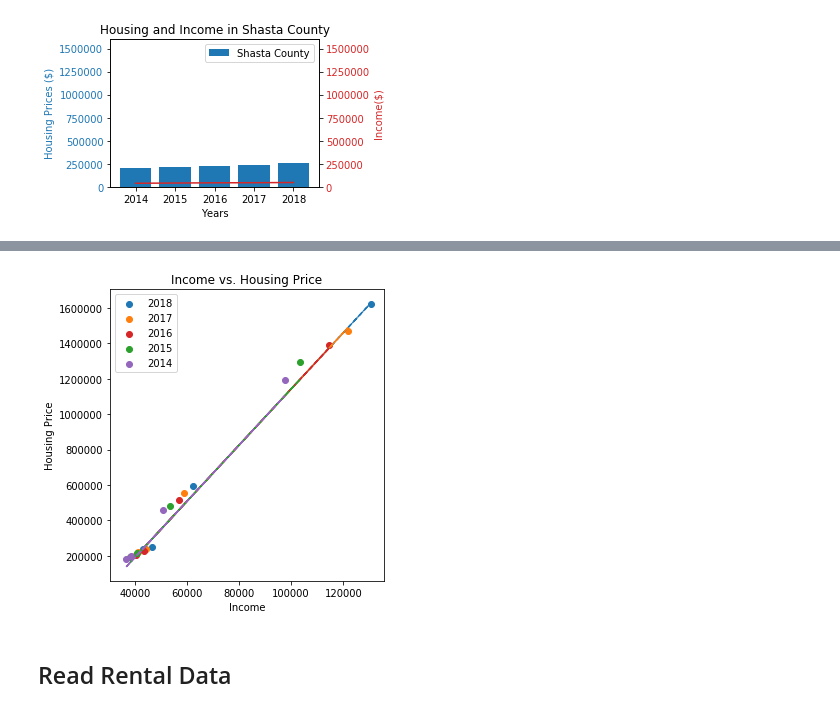
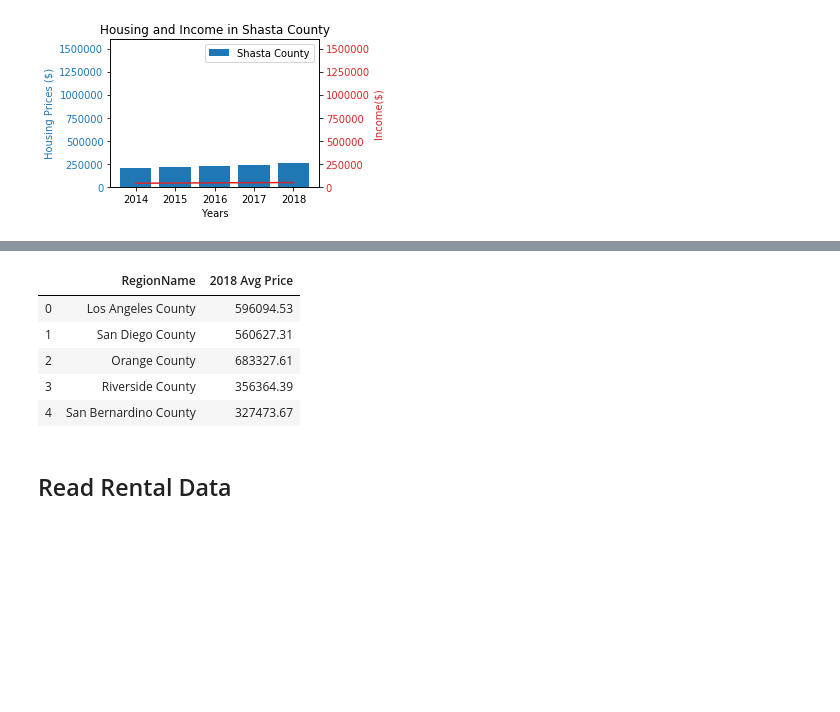
Before and after one commit to TrevorLovesMommy/Real-Estate-Project, a Jupyter notebook: Analysis.ipynb, the cells around one changed output, grey strips where cells are left out. Cells and saved outputs as stored; diff of their text form; code cells hidden in the pictures; blank space fills up the shorter version.

```diff
--- a/Analysis.ipynb
+++ b/Analysis.ipynb
@@ -181,54 +181,49 @@ plt.show()
 # %%
-#Create Scatter plot of all counties all years
+#We want to explore the relationship between housing prices and income for all CA counties for 2018
 # Show linear relationship between Income and Housing Price
-fig, ax1 = plt.subplots(figsize=(5,5))
+#fig, ax1 = plt.subplots(figsize=(5,5))
 
-#2018
-x_2018= income_df.loc["2018 Income"]
-y_2018 = zillow_df.loc["2018 Avg Price"]
-ax1.scatter(x_2018, y_2018, color = "#1f77b4", label = "2018")
-#set line
-(slope, intercept, _, _, _) = linregress(x_2018, y_2018)
-fit = slope * x_2018 + intercept
-ax1.plot(x_2018, fit, 'b--', color="#1f77b4")
+zillow_clean_all_counties_df = pd.read_csv("output files/zillow_clean_all_counties_df.csv")
+zillow_clean_all_counties_df.head()
 
-#2017
-x_2017 = income_df.loc["2017 Income"]
-y_2017 = zillow_df.loc["2017 Avg Price"]
-ax1.scatter(x_2017, y_2017, color = "#ff7f0e", label = "2017")
-fit = slope * x_2017 + intercept
-ax1.plot(x_2017, fit, 'b--', color="#ff7f0e")
 
-#2016
-x_2016 = income_df.loc["2016 Income"]
-y_2016 = zillow_df.loc["2016 Avg Price"]
-ax1.scatter(x_2016, y_2016, color = "#d62728", label = "2016")
-fit = slope * x_2016 + intercept
-ax1.plot(x_2016, fit, 'b--', color="#d62728")
+#zillow_df = pd.read_csv(file, index_col = 0)
+# #2017
+# x_2017 = income_df.loc["2017 Income"]
+# y_2017 = zillow_df.loc["2017 Avg Price"]
+# ax1.scatter(x_2017, y_2017, color = "#ff7f0e", label = "2017")
+# fit = slope * x_2017 + intercept
+# ax1.plot(x_2017, fit, 'b--', color="#ff7f0e")
 
-#2015
-x_2015 = income_df.loc["2015 Income"]
-y_2015 = zillow_df.loc["2015 Avg Price"]
-ax1.scatter(x_2015, y_2015, color = "#2ca02c", label = "2015")
-fit = slope * x_2015 + intercept
-ax1.plot(x_2015, fit, 'b--', color="#2ca02c")
+# #2016
+# x_2016 = income_df.loc["2016 Income"]
+# y_2016 = zillow_df.loc["2016 Avg Price"]
+# ax1.scatter(x_2016, y_2016, color = "#d62728", label = "2016")
+# fit = slope * x_2016 + intercept
+# ax1.plot(x_2016, fit, 'b--', color="#d62728")
 
-#2014
-x_2014 = income_df.loc["2014 Income"]
-y_2014 = zillow_df.loc["2014 Avg Price"]
-ax1.scatter(x_2014, y_2014, color = "#9467bd", label = "2014")
-fit = slope * x_2014 + intercept
-ax1.plot(x_2014, fit, 'b--', color="#9467bd")
+# #2015
+# x_2015 = income_df.loc["2015 Income"]
+# y_2015 = zillow_df.loc["2015 Avg Price"]
+# ax1.scatter(x_2015, y_2015, color = "#2ca02c", label = "2015")
+# fit = slope * x_2015 + intercept
+# ax1.plot(x_2015, fit, 'b--', color="#2ca02c")
 
-ax1.set_xlabel("Income")
-ax1.set_ylabel("Housing Price")
-ax1.set_title("Income vs. Housing Price")
-fig.tight_layout()
-plt.legend()
-plt.savefig ("output images/Income_Housing_Scatter_Regression.png")
-plt.show()
+
+# ax1.set_xlabel("Income")
+# ax1.set_ylabel("Housing Price")
+# ax1.set_title("Income vs. Housing Price")
+# fig.tight_layout()
+# plt.legend()
+# plt.savefig ("output images/Income_Housing_Scatter_Regression.png")
+# plt.show()
 # %% [output]
-[figure, removed]
+|  | RegionName | 2018 Avg Price |
+| 0 | Los Angeles County | 596094.53 |
+| 1 | San Diego County | 560627.31 |
+| 2 | Orange County | 683327.61 |
+| 3 | Riverside County | 356364.39 |
+| 4 | San Bernardino County | 327473.67 |
 # %% [markdown]
 ## Read Rental Data
 # %%
```
Also changed, not shown: parts of 1 cell of this notebook, 3 other files.
